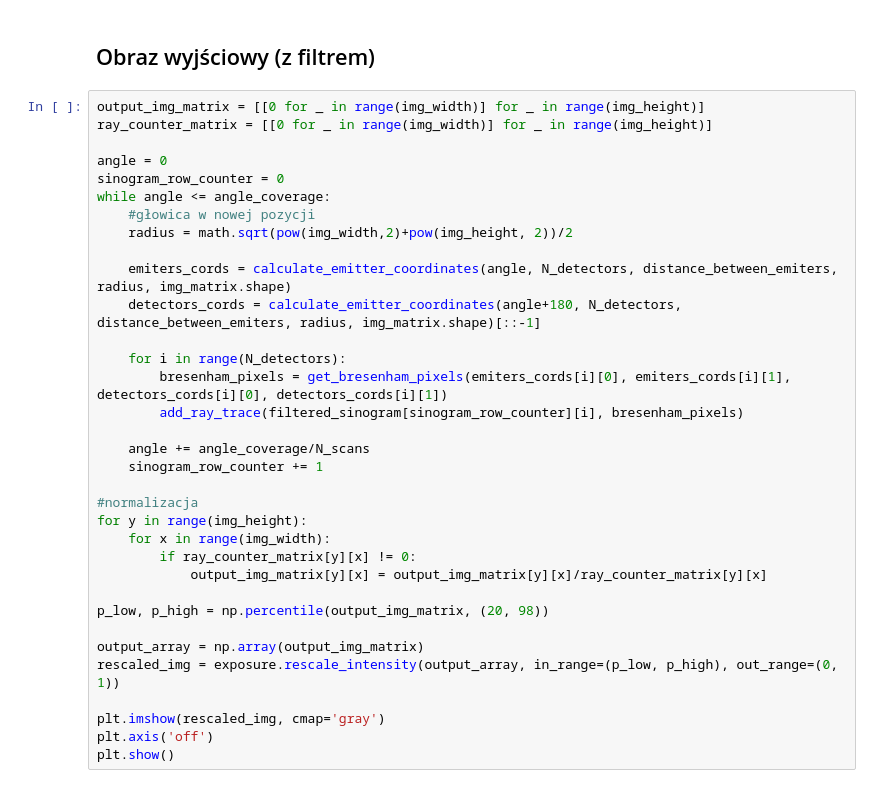
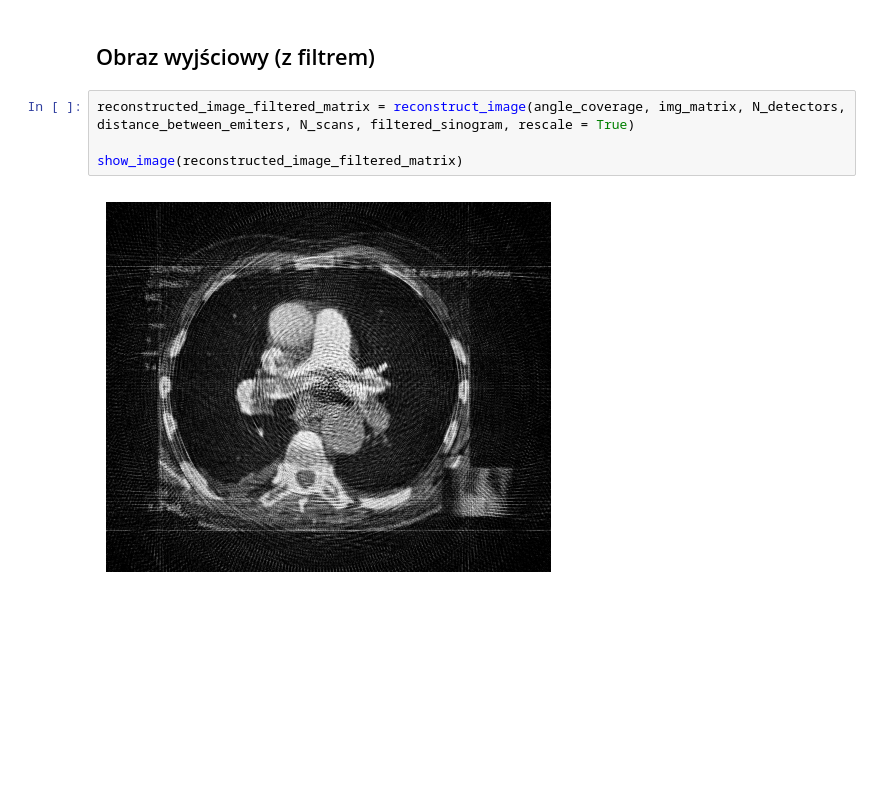
Before and after one commit to Szymonur/tomograf, a Jupyter notebook: tomograf.ipynb, the cells around one changed output. Drawn from its saved outputs; the diff is of its cells as text; blank space fills up the shorter version.

```diff
--- a/tomograf.ipynb
+++ b/tomograf.ipynb
@@ -260,36 +106,8 @@ def add_ray_trace(brightness, pixels):
 # %% [markdown]
 ## Obraz wyjściowy (z filtrem)
-# %%
-output_img_matrix = [[0 for _ in range(img_width)] for _ in range(img_height)]
-ray_counter_matrix = [[0 for _ in range(img_width)] for _ in range(img_height)]
-
-angle = 0
-sinogram_row_counter = 0
-while angle <= angle_coverage:
-    #głowica w nowej pozycji
-    radius = math.sqrt(pow(img_width,2)+pow(img_height, 2))/2
-
-    emiters_cords = calculate_emitter_coordinates(angle, N_detectors, distance_between_emiters, radius, img_matrix.shape)
-    detectors_cords = calculate_emitter_coordinates(angle+180, N_detectors, distance_between_emiters, radius, img_matrix.shape)[::-1]
-
-    for i in range(N_detectors):
-        bresenham_pixels = get_bresenham_pixels(emiters_cords[i][0], emiters_cords[i][1], detectors_cords[i][0], detectors_cords[i][1])
-        add_ray_trace(filtered_sinogram[sinogram_row_counter][i], bresenham_pixels)
-
-    angle += angle_coverage/N_scans
-    sinogram_row_counter += 1
-
-#normalizacja
-for y in range(img_height):
-    for x in range(img_width):
-        if ray_counter_matrix[y][x] != 0:
-            output_img_matrix[y][x] = output_img_matrix[y][x]/ray_counter_matrix[y][x]
-
-p_low, p_high = np.percentile(output_img_matrix, (20, 98))
-
-output_array = np.array(output_img_matrix)
-rescaled_img = exposure.rescale_intensity(output_array, in_range=(p_low, p_high), out_range=(0, 1))
-
-plt.imshow(rescaled_img, cmap='gray')
-plt.axis('off')
-plt.show()
+# %%
+reconstructed_image_filtered_matrix = reconstruct_image(angle_coverage, img_matrix, N_detectors, distance_between_emiters, N_scans, filtered_sinogram, rescale = True)
+
+show_image(reconstructed_image_filtered_matrix)
+# %% [output]
+[figure, added]
```
Also changed, not shown: parts of 19 cells of this notebook, 7 other files.
